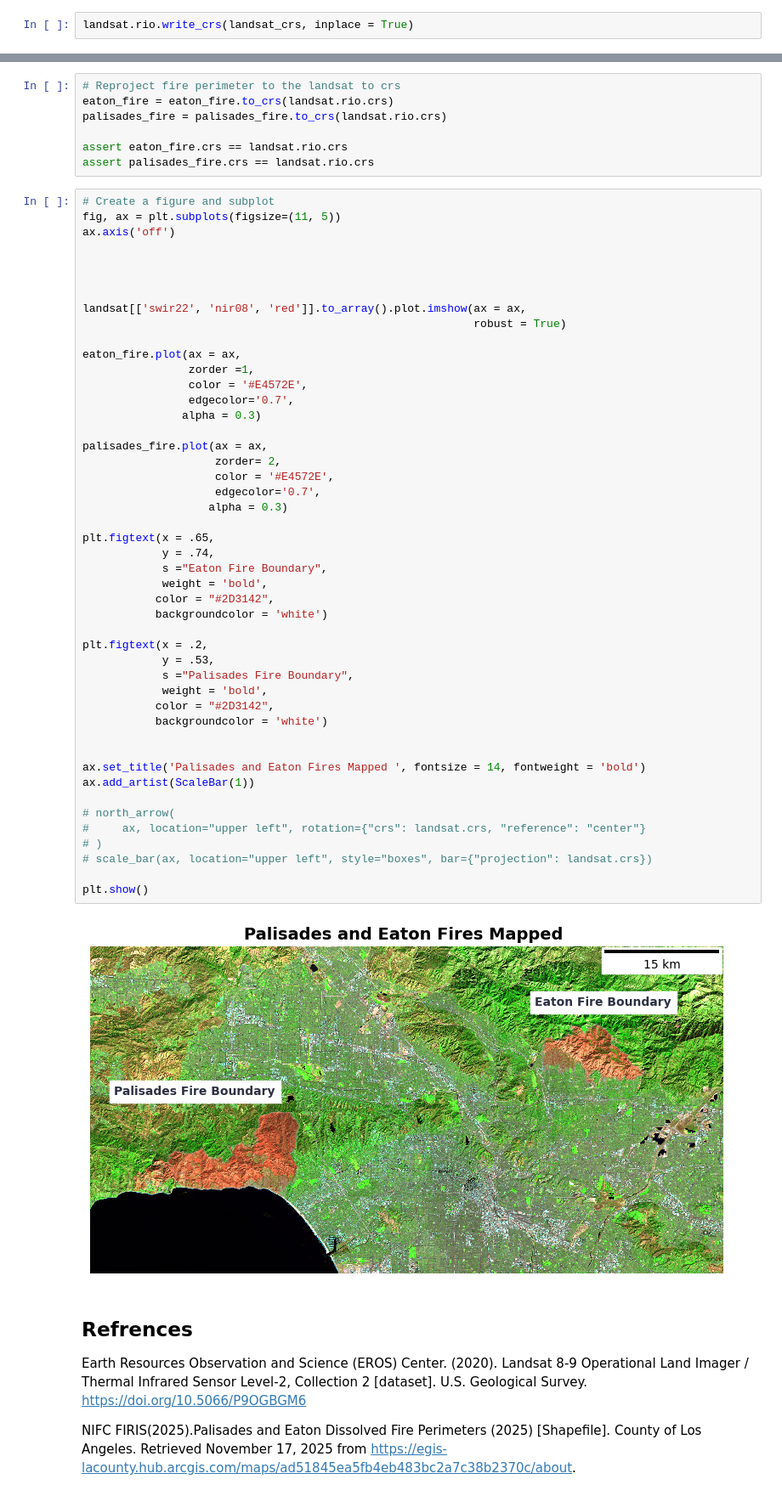
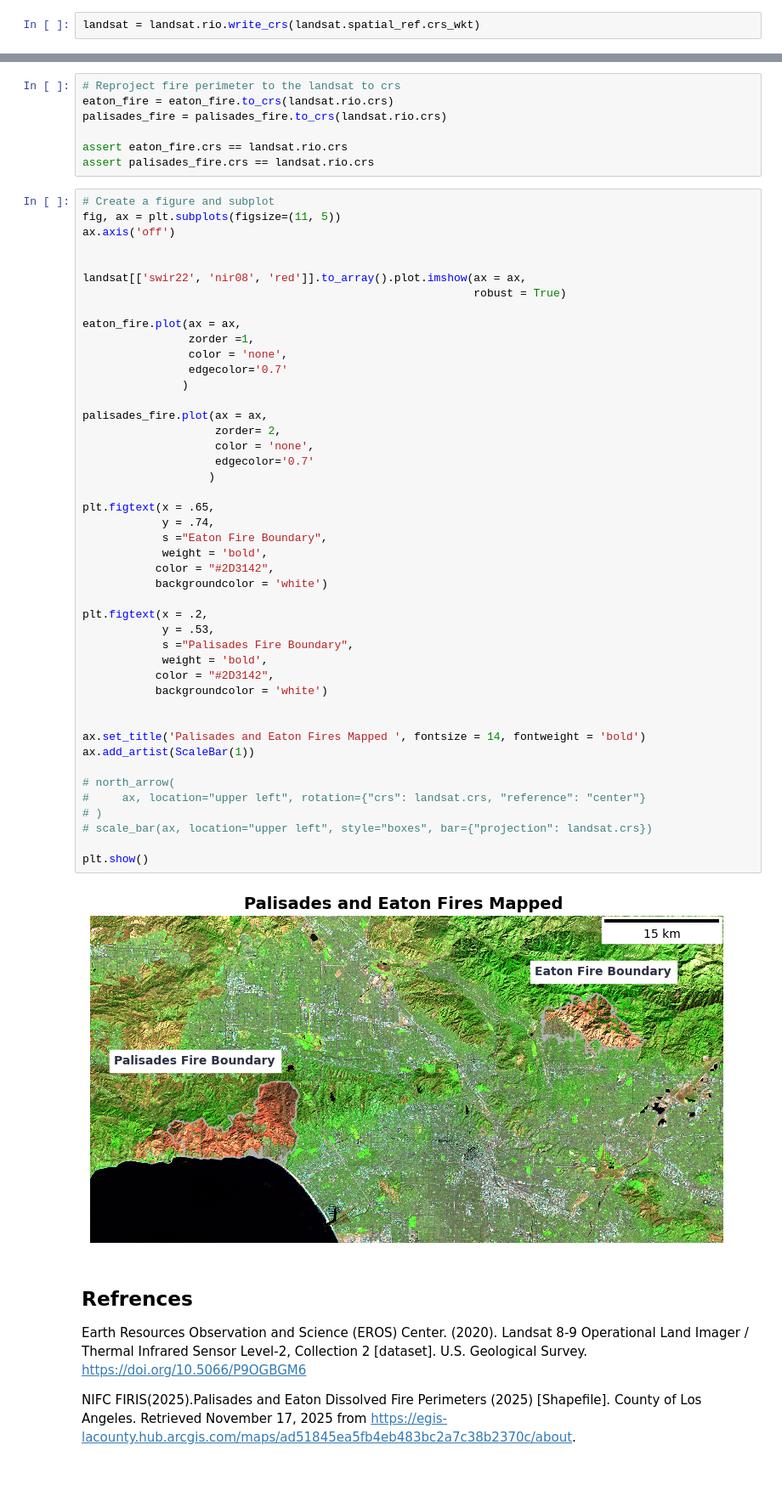
Before and after one commit to sofiiir/eds220-hwk4, a Jupyter notebook: hwk4-task2-false-color-RODAS.ipynb, the cells around one changed output, grey strips where cells are left out. Shown at 85% size. Cells and saved outputs as stored; diff of their text form.

```diff
--- a/hwk4-task2-false-color-RODAS.ipynb
+++ b/hwk4-task2-false-color-RODAS.ipynb
@@ -143,2 +139,2 @@ landsat_crs = landsat.spatial_ref.crs_wkt
 # %%
-landsat.rio.write_crs(landsat_crs, inplace = True)
+landsat = landsat.rio.write_crs(landsat.spatial_ref.crs_wkt)
@@ -238,8 +227,6 @@ assert palisades_fire.crs == landsat.rio.crs
 # Create a figure and subplot
 fig, ax = plt.subplots(figsize=(11, 5))
 ax.axis('off')
-
-
 
 
 landsat[['swir22', 'nir08', 'red']].to_array().plot.imshow(ax = ax,
@@ -247,42 +234,42 @@ landsat[['swir22', 'nir08', 'red']].to_array().plot.imshow(ax = ax,
 
 eaton_fire.plot(ax = ax,
                 zorder =1,
-                color = '#E4572E',
-                edgecolor='0.7',
-               alpha = 0.3)
+                color = 'none',
+                edgecolor='0.7'
+               )
 
 palisades_fire.plot(ax = ax,
                     zorder= 2,
-                    color = '#E4572E',
-                    edgecolor='0.7',
-                   alpha = 0.3)
+                    color = 'none',
+                    edgecolor='0.7'
+                   )
 
 plt.figtext(x = .65,
             y = .74,
             s ="Eaton Fire Boundary",
             weight = 'bold',
            color = "#2D3142",
            backgroundcolor = 'white')
 
 plt.figtext(x = .2,
             y = .53,
             s ="Palisades Fire Boundary",
             weight = 'bold',
            color = "#2D3142",
            backgroundcolor = 'white')
 
 
 ax.set_title('Palisades and Eaton Fires Mapped ', fontsize = 14, fontweight = 'bold')
 ax.add_artist(ScaleBar(1))
 
 # north_arrow(
 #     ax, location="upper left", rotation={"crs": landsat.crs, "reference": "center"}
 # )
 # scale_bar(ax, location="upper left", style="boxes", bar={"projection": landsat.crs})
 
 plt.show()
 # %% [output]
-[figure, old version]
+[figure, new version]
 # %% [markdown]
 ## Refrences
 
```
Also changed, not shown: parts of 9 cells of this notebook.
